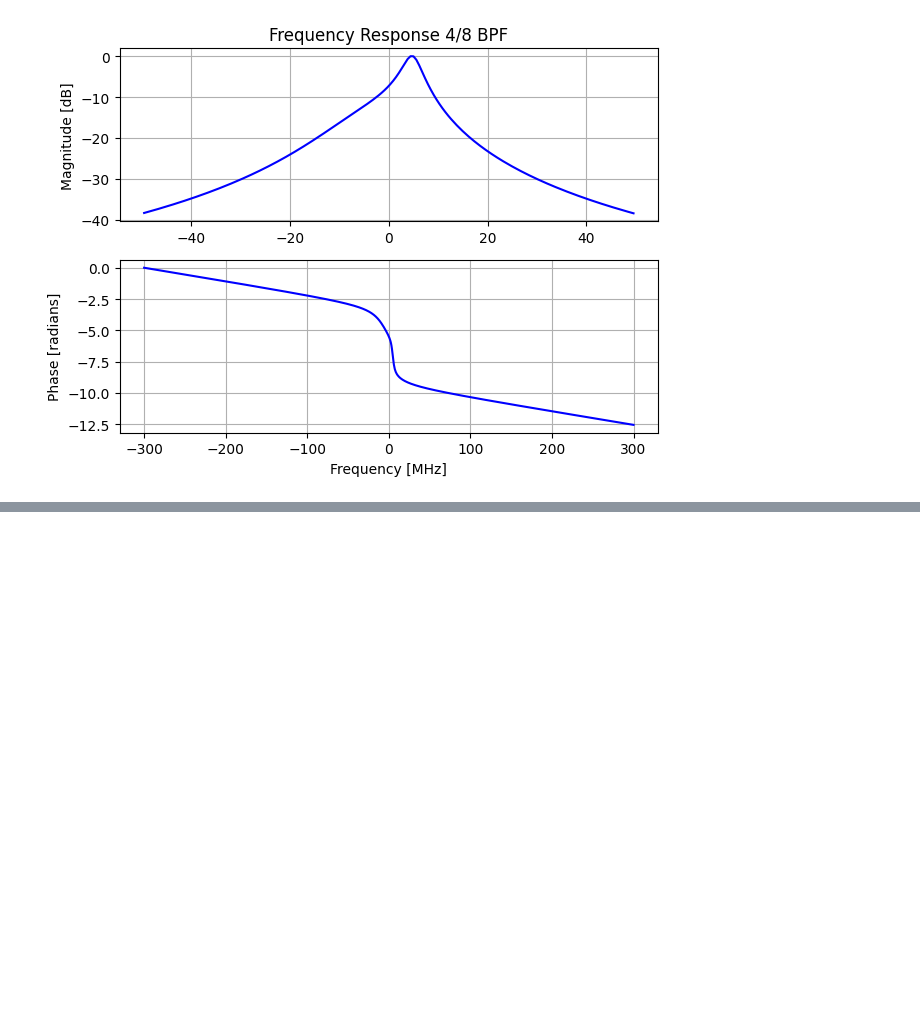
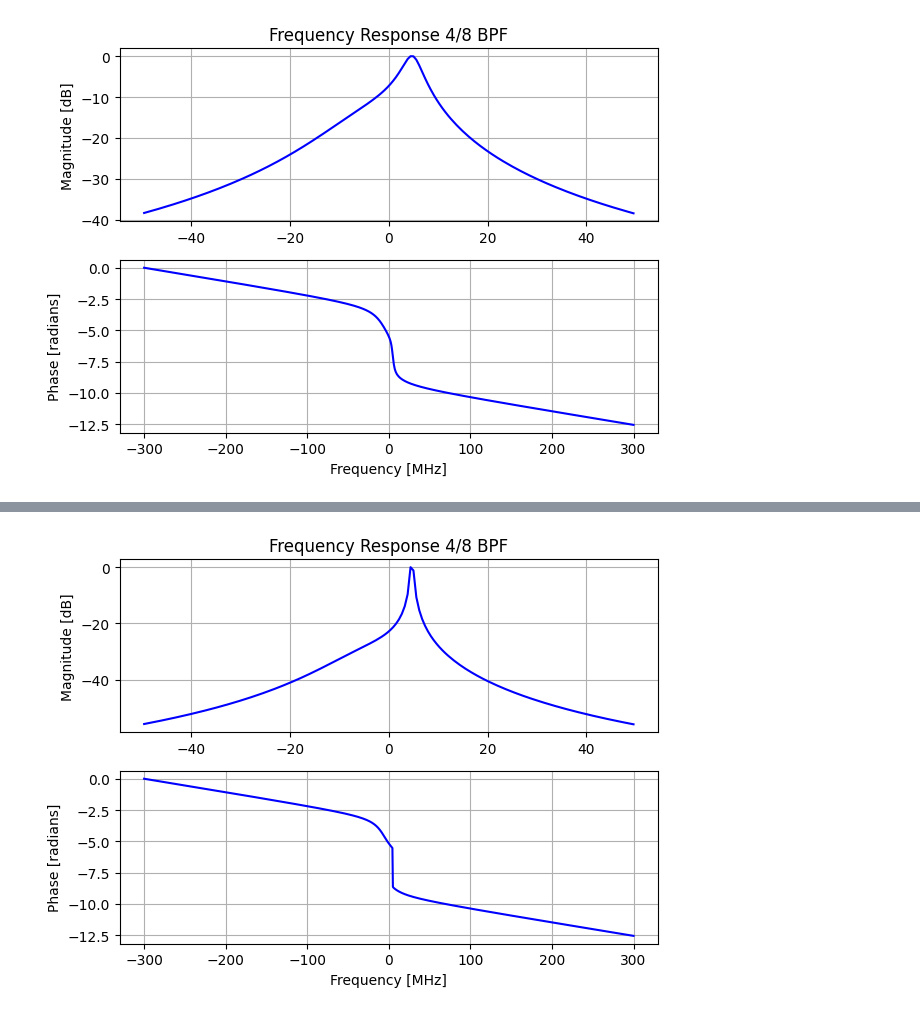
Before and after one commit to arthurmorbach/dt-filters, a Jupyter notebook: fResponse.ipynb, the cells around one changed output, grey strips where cells are left out. Cells and saved outputs as stored; diff of their text form; code cells hidden in the pictures; blank space fills up the shorter version.

```diff
--- a/fResponse.ipynb
+++ b/fResponse.ipynb
@@ -199,0 +267,25 @@ plt.tight_layout()
+# %%
+# Define the frequency range for plotting
+freq_range_min = -50e6
+freq_range_max = 50e6
+
+# Apply the frequency range filter
+mask = (frequencies >= freq_range_min) & (frequencies <= freq_range_max)
+
+# Plot magnitude response
+plt.subplot(2, 1, 1)
+plt.plot(frequencies[mask]/1e6, 20 * np.log10(np.abs(H_48_cc[mask])), 'b')
+plt.title('Frequency Response 4/8 BPF')
+plt.ylabel('Magnitude [dB]')
+plt.grid()
+
+# Plot phase response
+plt.subplot(2, 1, 2)
+angles = np.unwrap(np.angle(H_48_cc))
+plt.plot(frequencies/1e6, angles, 'b')
+plt.ylabel('Phase [radians]')
+plt.xlabel('Frequency [MHz]')
+plt.grid()
+plt.tight_layout()
+# %% [output]
+[figure, added]
```
Also changed, not shown: parts of 11 cells of this notebook.
